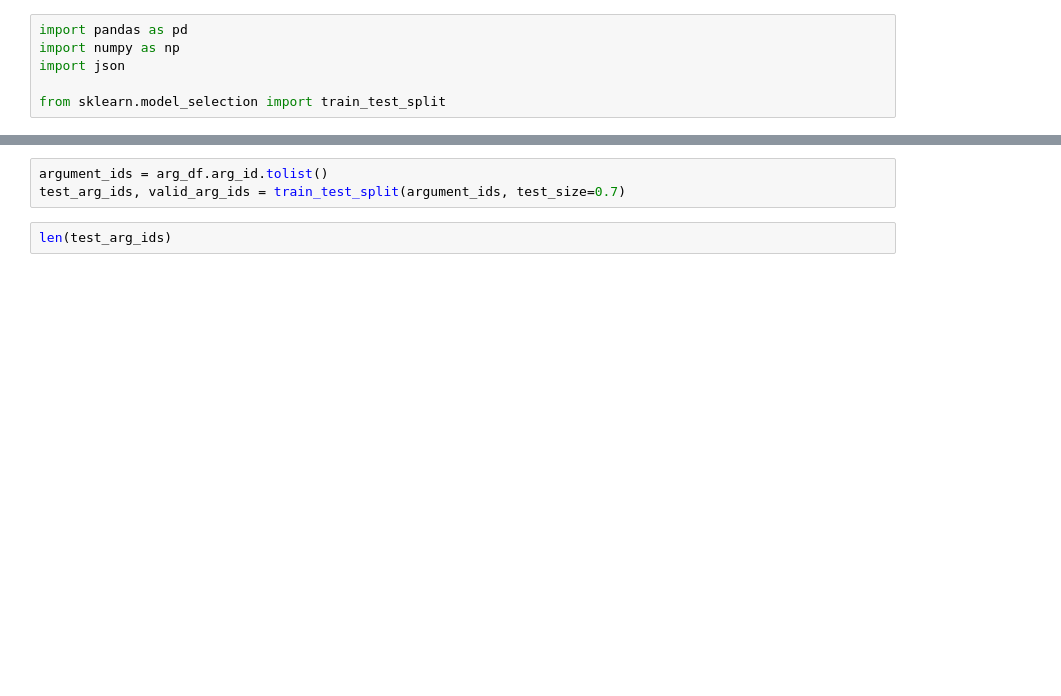
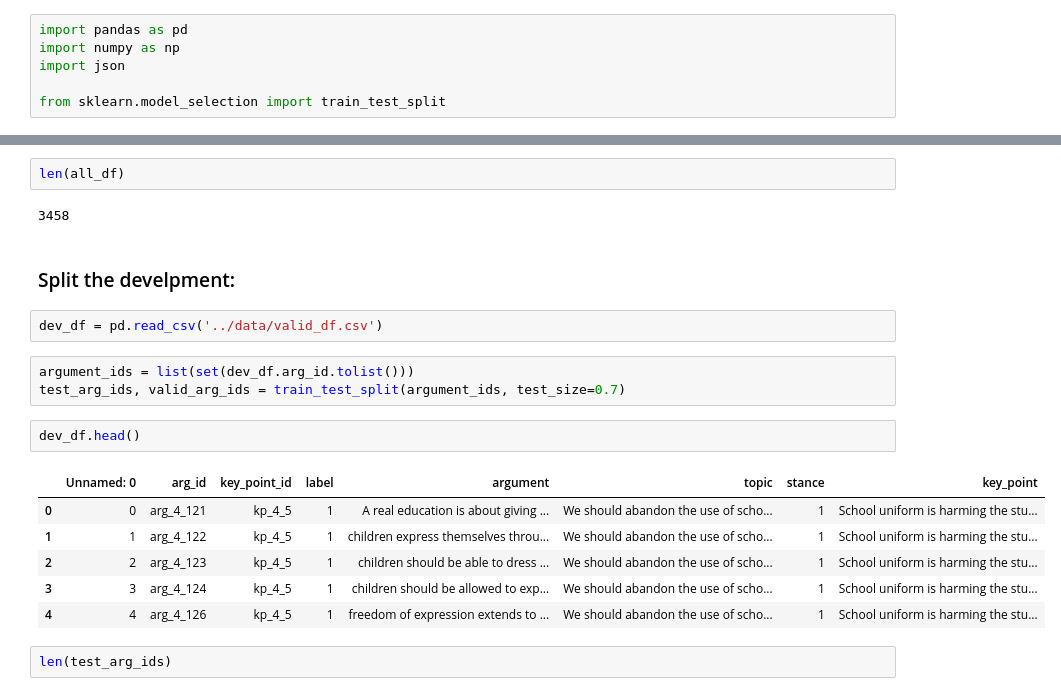
Before and after one commit to webis-de/argmining-21-keypoint-analysis-sharedtask-code, a Jupyter notebook: src-ipynb/data-exploration.ipynb, the cells around one changed output, grey strips where cells are left out. Drawn from its saved outputs; the diff is of its cells as text; blank space fills up the shorter version.

Commit message:
new split

```diff
--- a/src-ipynb/data-exploration.ipynb
+++ b/src-ipynb/data-exploration.ipynb
@@ -21,6 +49,23 @@ Split by argument:
+# %%
+len(all_df)
+# %% [output]
+3458
+# %% [markdown]
+### Split the develpment:
+# %%
+dev_df = pd.read_csv('../data/valid_df.csv')
 # %%
-argument_ids = arg_df.arg_id.tolist()
+argument_ids = list(set(dev_df.arg_id.tolist()))
 test_arg_ids, valid_arg_ids = train_test_split(argument_ids, test_size=0.7)
+# %%
+dev_df.head()
+# %% [output]
+|  | Unnamed: 0 | arg_id | key_point_id | label | argument | topic | stance | key_point |
+| 0 | 0 | arg_4_121 | kp_4_5 | 1 | A real education is about giving ... | We should abandon the use of scho... | 1 | School uniform is harming the stu... |
+| 1 | 1 | arg_4_122 | kp_4_5 | 1 | children express themselves throu... | We should abandon the use of scho... | 1 | School uniform is harming the stu... |
+| 2 | 2 | arg_4_123 | kp_4_5 | 1 | children should be able to dress ... | We should abandon the use of scho... | 1 | School uniform is harming the stu... |
+| 3 | 3 | arg_4_124 | kp_4_5 | 1 | children should be allowed to exp... | We should abandon the use of scho... | 1 | School uniform is harming the stu... |
+| 4 | 4 | arg_4_126 | kp_4_5 | 1 | freedom of expression extends to ... | We should abandon the use of scho... | 1 | School uniform is harming the stu... |
 # %%
 len(test_arg_ids)
 # %% [output]
```
Also changed, not shown: parts of 16 cells of this notebook, 8 other files.
